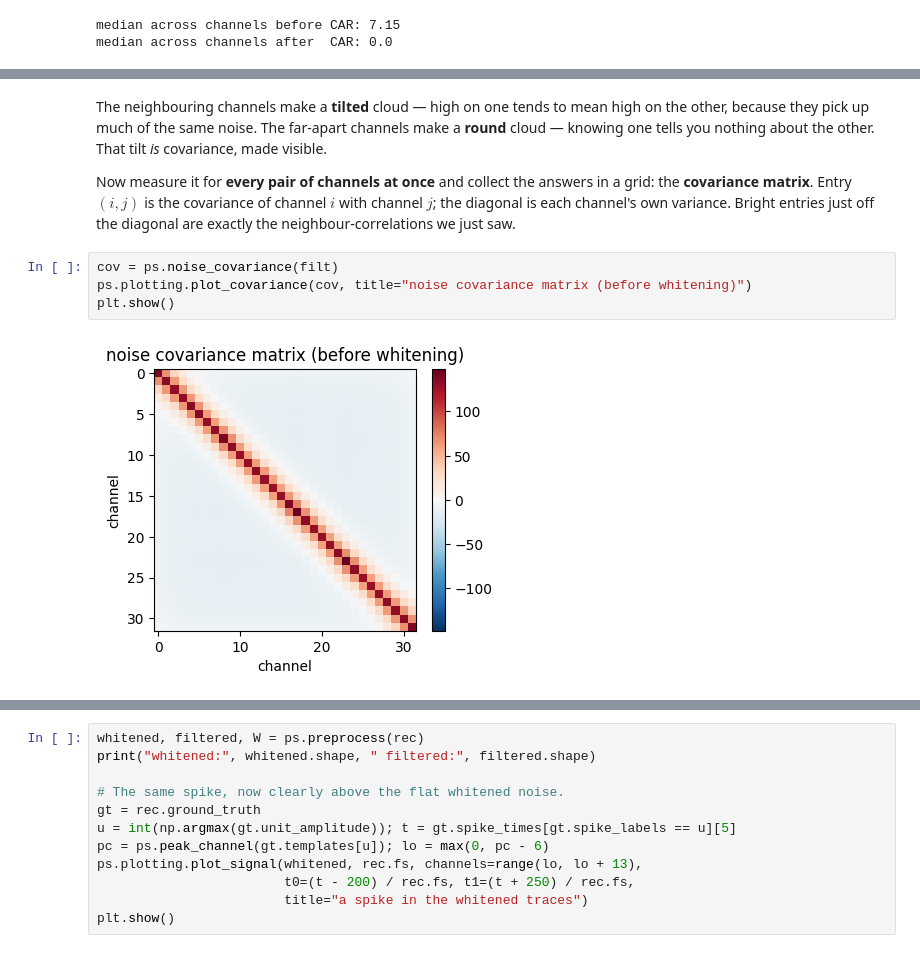
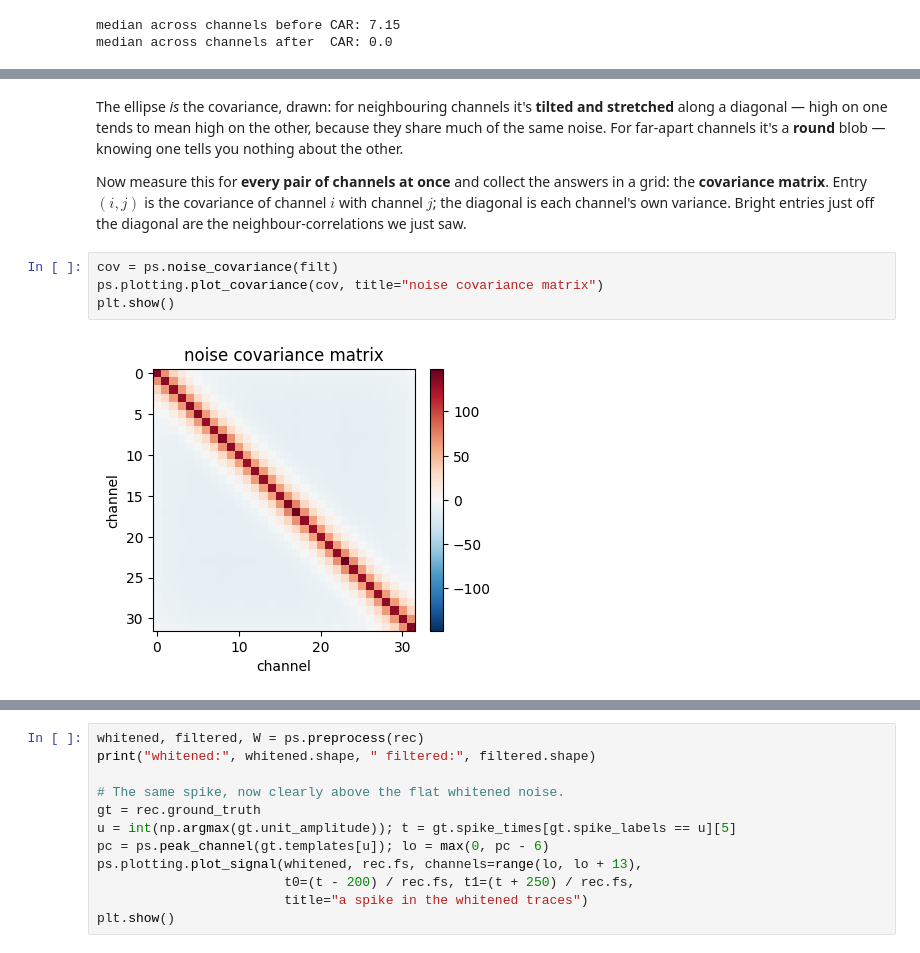
Before and after one commit to stootoon/swc-en-2026, a Jupyter notebook: ephys-pop/notebooks/02_preprocessing_solutions.ipynb, the cells around one changed output, grey strips where cells are left out. Drawn from its saved outputs; the diff is of its cells as text.

```diff
--- a/ephys-pop/notebooks/02_preprocessing_solutions.ipynb
+++ b/ephys-pop/notebooks/02_preprocessing_solutions.ipynb
@@ -280,16 +378,16 @@ plt.tight_layout(); plt.show()
 # %% [markdown]
-The neighbouring channels make a **tilted** cloud — high on one tends to mean high on
-the other, because they pick up much of the same noise. The far-apart channels make a
-**round** cloud — knowing one tells you nothing about the other. That tilt *is*
-covariance, made visible.
+The ellipse *is* the covariance, drawn: for neighbouring channels it's **tilted and
+stretched** along a diagonal — high on one tends to mean high on the other, because
+they share much of the same noise. For far-apart channels it's a **round** blob —
+knowing one tells you nothing about the other.
 
-Now measure it for **every pair of channels at once** and collect the answers in a
+Now measure this for **every pair of channels at once** and collect the answers in a
 grid: the **covariance matrix**. Entry $(i, j)$ is the covariance of channel $i$ with
 channel $j$; the diagonal is each channel's own variance. Bright entries just off the
-diagonal are exactly the neighbour-correlations we just saw.
+diagonal are the neighbour-correlations we just saw.
 # %%
 cov = ps.noise_covariance(filt)
-ps.plotting.plot_covariance(cov, title="noise covariance matrix (before whitening)")
+ps.plotting.plot_covariance(cov, title="noise covariance matrix")
 plt.show()
 # %% [output]
-[figure, old version]
+[figure, new version]
```
Also changed, not shown: parts of 33 cells of this notebook, 2 other files.
